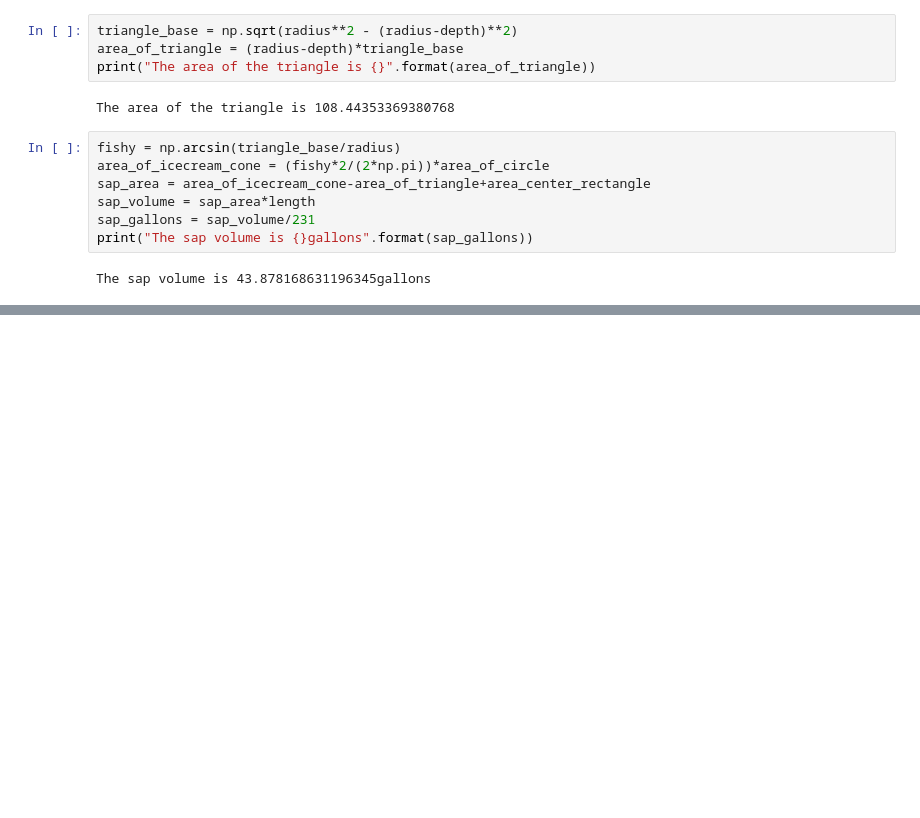
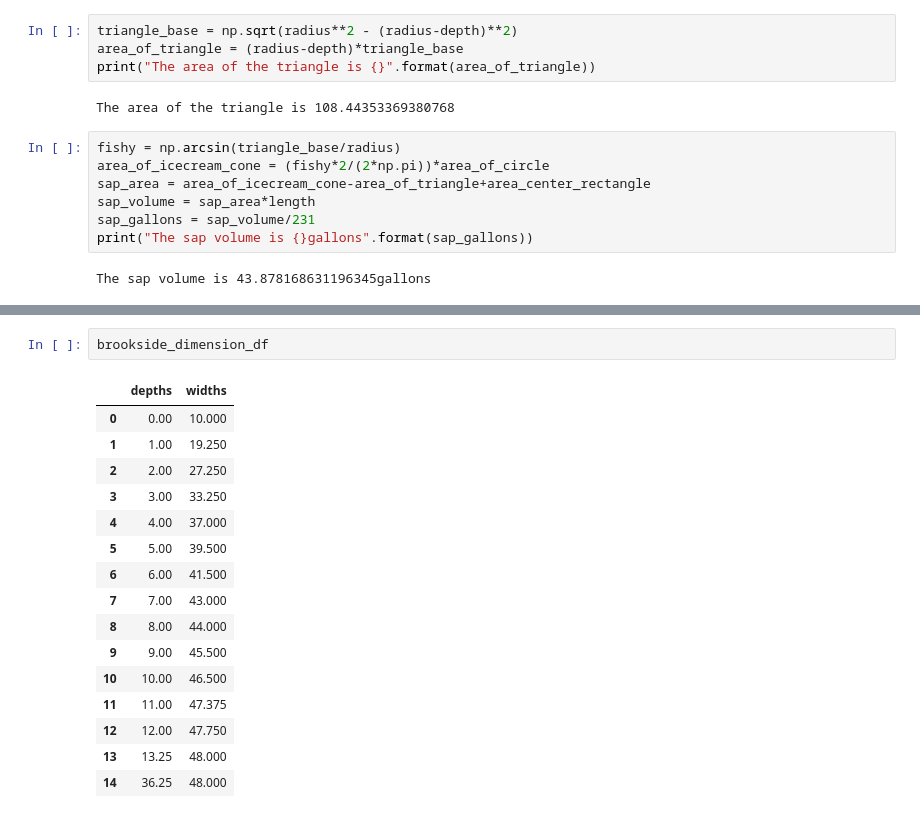
Before and after one commit to jeremymatt/sugar_house_monitor, a Jupyter notebook: testing.ipynb, the cells around one changed output, grey strips where cells are left out. Drawn from its saved outputs; the diff is of its cells as text; blank space fills up the shorter version.

```diff
--- a/testing.ipynb
+++ b/testing.ipynb
@@ -62,0 +278,19 @@ radius = 16
+# %%
+brookside_dimension_df
+# %% [output]
+|  | depths | widths |
+| 0 | 0.00 | 10.000 |
+| 1 | 1.00 | 19.250 |
+| 2 | 2.00 | 27.250 |
+| 3 | 3.00 | 33.250 |
+| 4 | 4.00 | 37.000 |
+| 5 | 5.00 | 39.500 |
+| 6 | 6.00 | 41.500 |
+| 7 | 7.00 | 43.000 |
+| 8 | 8.00 | 44.000 |
+| 9 | 9.00 | 45.500 |
+| 10 | 10.00 | 46.500 |
+| 11 | 11.00 | 47.375 |
+| 12 | 12.00 | 47.750 |
+| 13 | 13.25 | 48.000 |
+| 14 | 36.25 | 48.000 |
```
Also changed, not shown: parts of 16 cells of this notebook.
